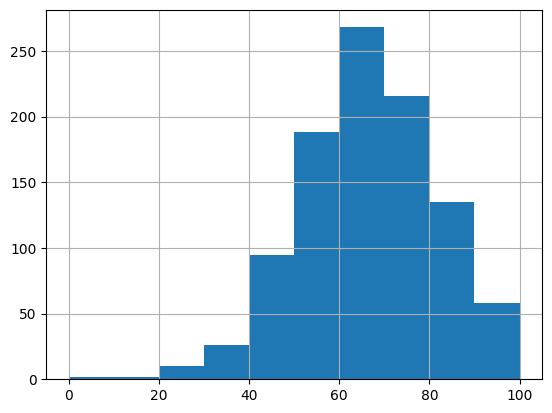
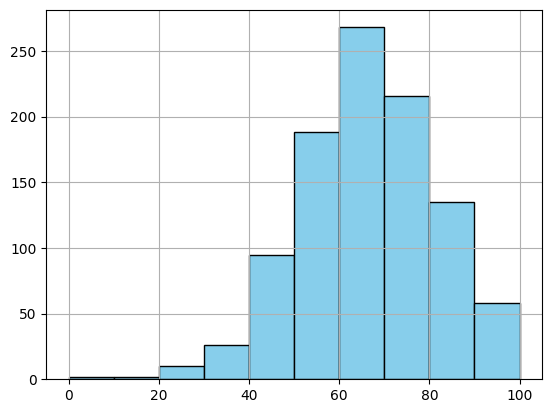
The notebook cell's code change between the first figure and the second:
--- before
+++ after
@@ -1 +1 @@
-df['math_score'].hist()
+df['math_score'].hist(color="skyblue", edgecolor="black")

Commit: color palette